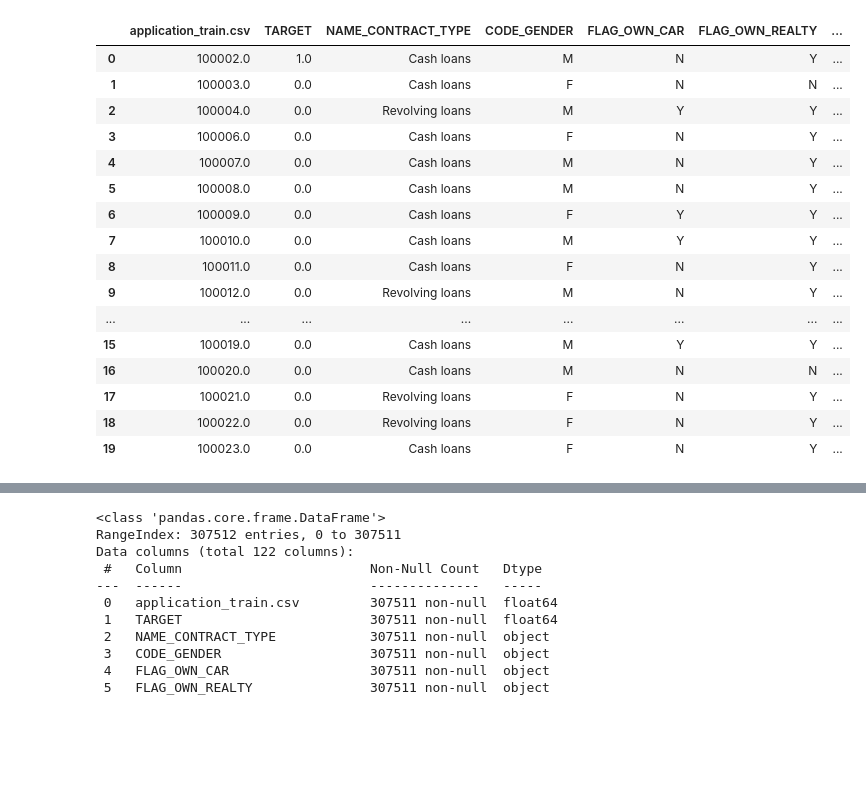
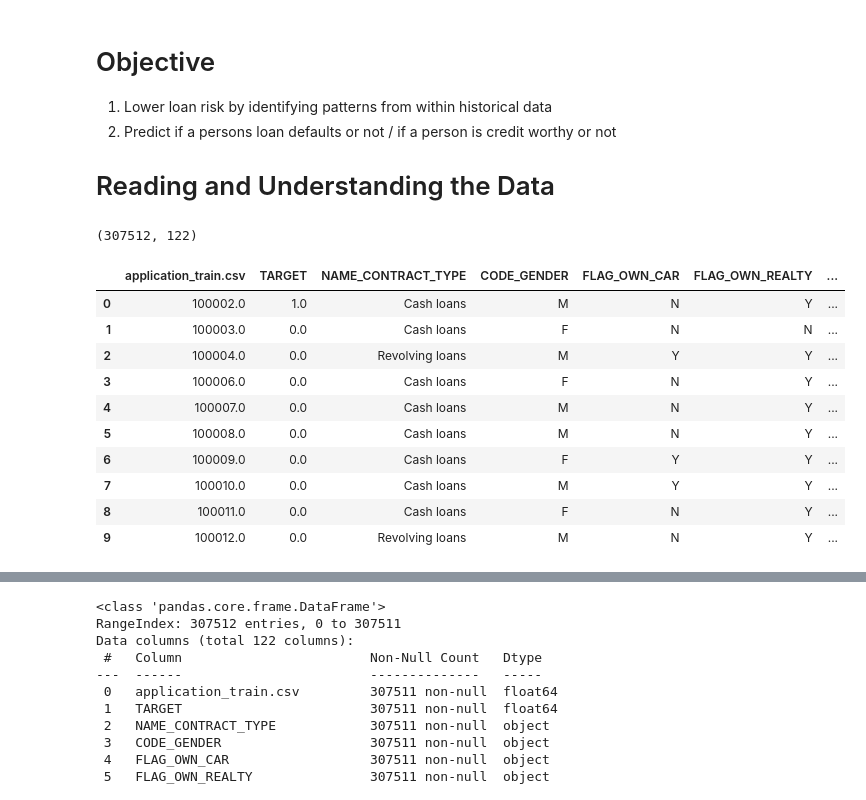
Before and after one commit to chandrakanthHA/Home_Credit, a Jupyter notebook: Initial_EDA.ipynb, the cells around one changed output, grey strips where cells are left out. Saved outputs shown, nothing was run; the diff lists cells and outputs as text; code cells hidden in the pictures; blank space fills up the shorter version.

Commit message:
Data cleaning

```diff
--- a/Initial_EDA.ipynb
+++ b/Initial_EDA.ipynb
@@ -5,24 +6,28 @@ import home_loan_vs as vs
 # %%
 pd.set_option('display.max.columns', None)
+# %% [markdown]
+# Objective
+
+1. Lower loan risk by identifying patterns from within historical data
+2. Predict if a persons loan defaults or not / if a person is credit worthy or not
+
+# Reading and Understanding the Data
 # %%
 df = pd.read_csv("Home_Loan/application_train.csv.tar.gz")
+df.shape
+# %% [output]
+(307512, 122)
 # %%
-df.head(20)
+df.head(10)
 # %% [output]
 |  | application_train.csv | TARGET | NAME_CONTRACT_TYPE | CODE_GENDER | FLAG_OWN_CAR | FLAG_OWN_REALTY | ... |
 | 0 | 100002.0 | 1.0 | Cash loans | M | N | Y | ... |
 | 1 | 100003.0 | 0.0 | Cash loans | F | N | N | ... |
 | 2 | 100004.0 | 0.0 | Revolving loans | M | Y | Y | ... |
 | 3 | 100006.0 | 0.0 | Cash loans | F | N | Y | ... |
 | 4 | 100007.0 | 0.0 | Cash loans | M | N | Y | ... |
 | 5 | 100008.0 | 0.0 | Cash loans | M | N | Y | ... |
 | 6 | 100009.0 | 0.0 | Cash loans | F | Y | Y | ... |
 | 7 | 100010.0 | 0.0 | Cash loans | M | Y | Y | ... |
 | 8 | 100011.0 | 0.0 | Cash loans | F | N | Y | ... |
 | 9 | 100012.0 | 0.0 | Revolving loans | M | N | Y | ... |
-| ... | ... | ... | ... | ... | ... | ... | ... |
-| 15 | 100019.0 | 0.0 | Cash loans | M | Y | Y | ... |
-| 16 | 100020.0 | 0.0 | Cash loans | M | N | N | ... |
-| 17 | 100021.0 | 0.0 | Revolving loans | F | N | Y | ... |
-| 18 | 100022.0 | 0.0 | Revolving loans | F | N | Y | ... |
-| 19 | 100023.0 | 0.0 | Cash loans | F | N | Y | ... |
```
Also changed, not shown: parts of 26 cells of this notebook.
